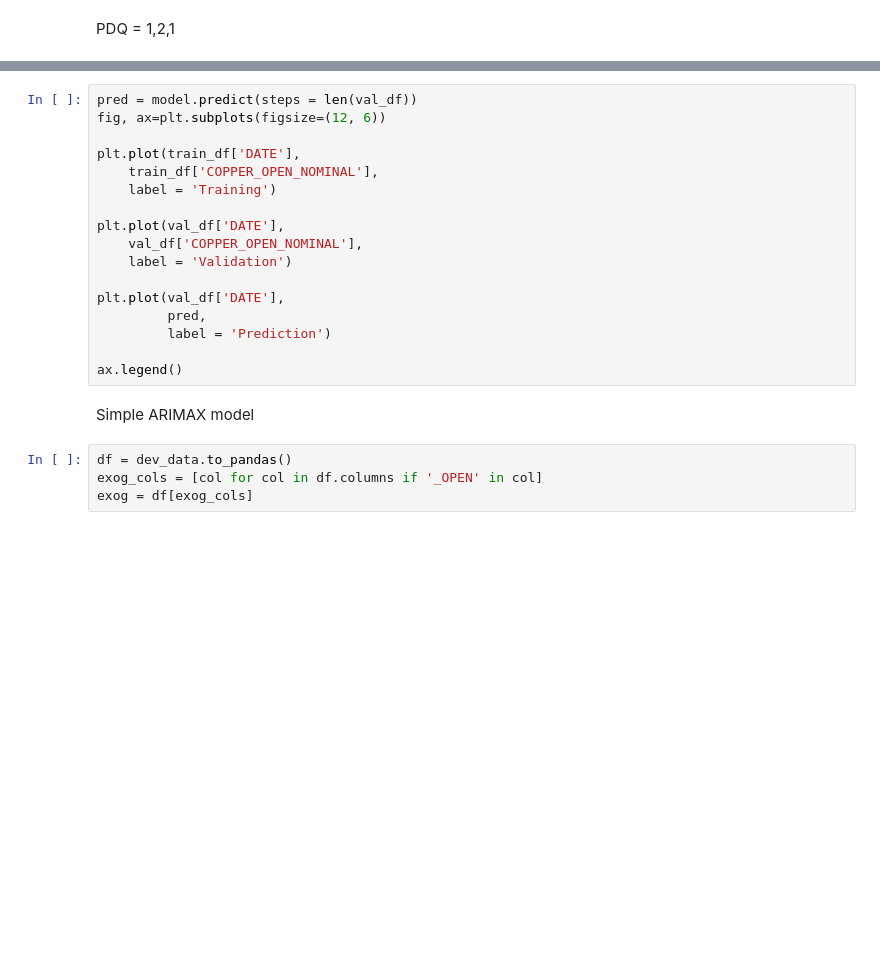
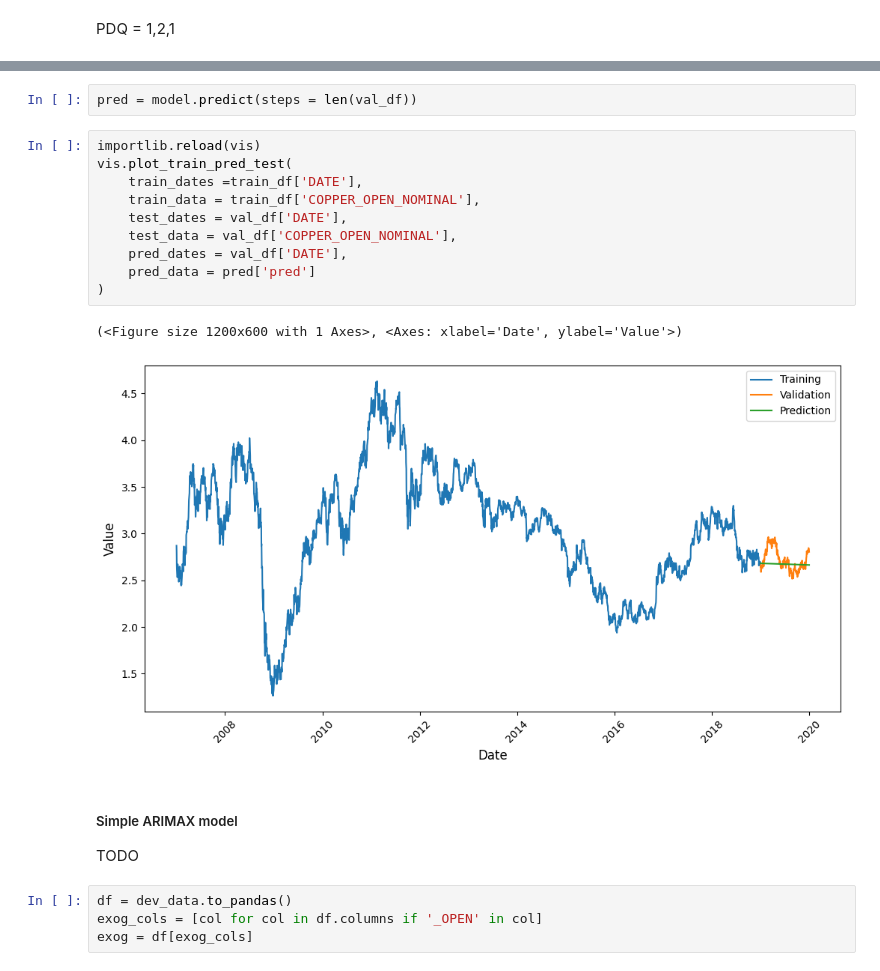
Before and after one commit to neal-logan/ea-nasir, a Jupyter notebook: 02_forecasting.ipynb, the cells around one changed output, grey strips where cells are left out. Cells and saved outputs as stored; diff of their text form; blank space fills up the shorter version.

```diff
--- a/02_forecasting.ipynb
+++ b/02_forecasting.ipynb
@@ -189,22 +304,22 @@ model.summary()
-# %%
-pred = model.predict(steps = len(val_df))
-fig, ax=plt.subplots(figsize=(12, 6))
-
-plt.plot(train_df['DATE'],
-    train_df['COPPER_OPEN_NOMINAL'],
-    label = 'Training')
-
-plt.plot(val_df['DATE'],
-    val_df['COPPER_OPEN_NOMINAL'],
-    label = 'Validation')
-
-plt.plot(val_df['DATE'],
-         pred,
-         label = 'Prediction')
-
-ax.legend()
+# %%
+pred = model.predict(steps = len(val_df))
+# %%
+importlib.reload(vis)
+vis.plot_train_pred_test(
+    train_dates =train_df['DATE'],
+    train_data = train_df['COPPER_OPEN_NOMINAL'],
+    test_dates = val_df['DATE'],
+    test_data = val_df['COPPER_OPEN_NOMINAL'],
+    pred_dates = val_df['DATE'],
+    pred_data = pred['pred']
+)
+# %% [output]
+(<Figure size 1200x600 with 1 Axes>, <Axes: xlabel='Date', ylabel='Value'>)
+[figure, added]
 # %% [markdown]
-Simple ARIMAX model
+##### Simple ARIMAX model
+
+TODO
 # %%
 df = dev_data.to_pandas()
 exog_cols = [col for col in df.columns if '_OPEN' in col]
```
Also changed, not shown: parts of 24 cells of this notebook, 4 other files.
